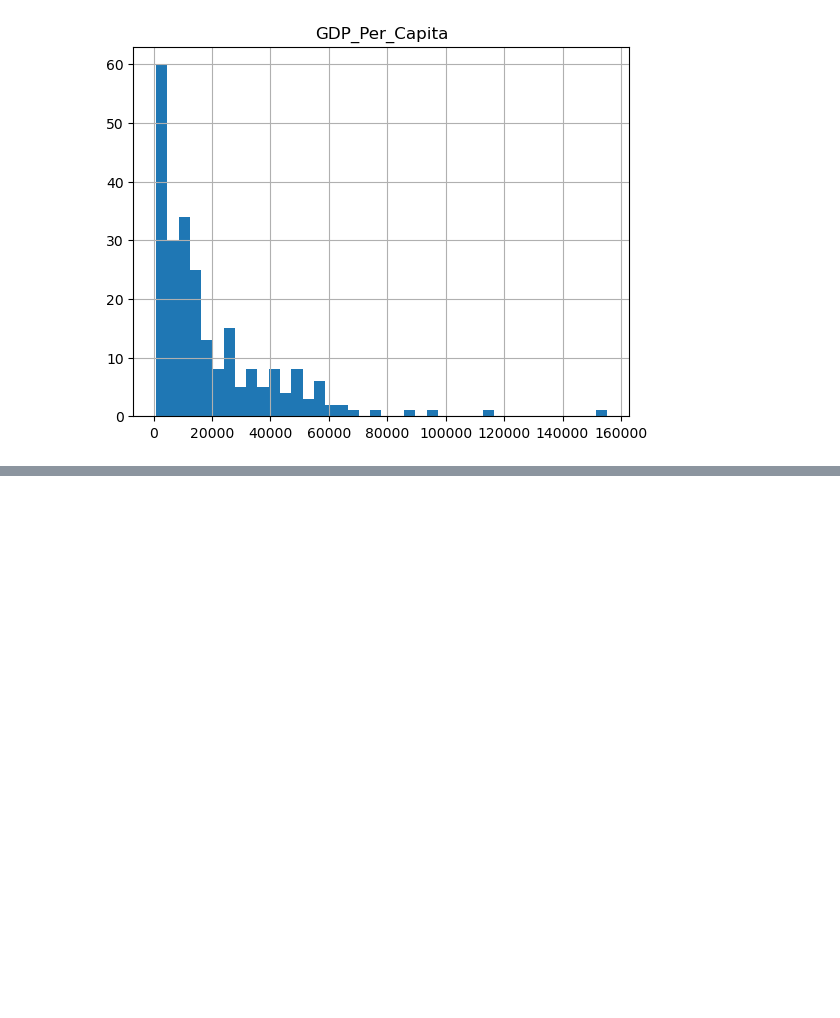
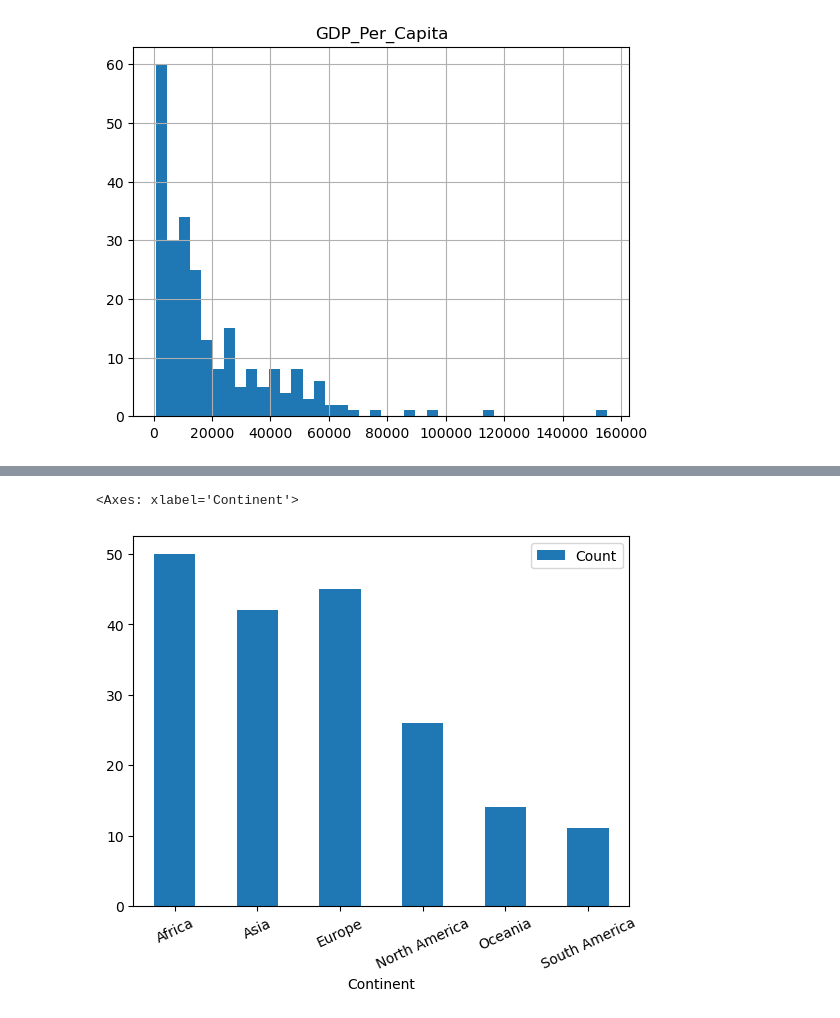
Before and after one commit to nss-data-science-cohort-7/un-exploration-michaeltatarjr, a Jupyter notebook: notebook/UN_Data_Exploration.ipynb, the cells around one changed output, grey strips where cells are left out. Cells and saved outputs as stored; diff of their text form; code cells hidden in the pictures; blank space fills up the shorter version.

```diff
--- a/notebook/UN_Data_Exploration.ipynb
+++ b/notebook/UN_Data_Exploration.ipynb
@@ -275,0 +427,2 @@ ValueError: No axis named GDP_Per_Capita for object type DataFrame
+# %%
+continents = pd.read_csv('../data/continents.csv')
@@ -275,0 +444,3 @@ ValueError: No axis named GDP_Per_Capita for object type DataFrame
+# %%
+gdp_df = pd.merge(gdp_df, continents, how='inner', on='Country')
+gdp_df
@@ -275,0 +461,3 @@ ValueError: No axis named GDP_Per_Capita for object type DataFrame
+# %%
+count_of_countries = gdp_df.groupby('Continent')['Country'].nunique().reset_index(name='Count')
+count_of_countries
@@ -275,0 +483,5 @@ ValueError: No axis named GDP_Per_Capita for object type DataFrame
+# %%
+count_of_countries.plot.bar(x='Continent', y='Count', rot=25)
+# %% [output]
+<Axes: xlabel='Continent'>
+[figure, added]
```
Also changed, not shown: parts of 44 cells of this notebook.
